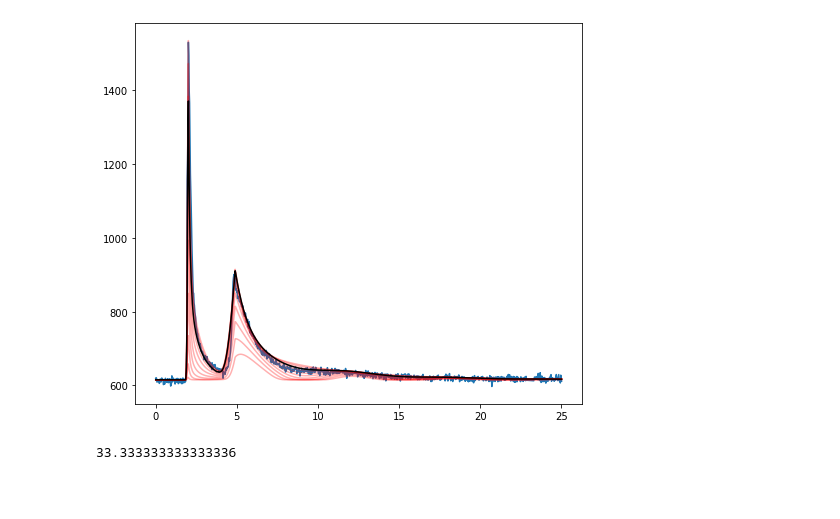
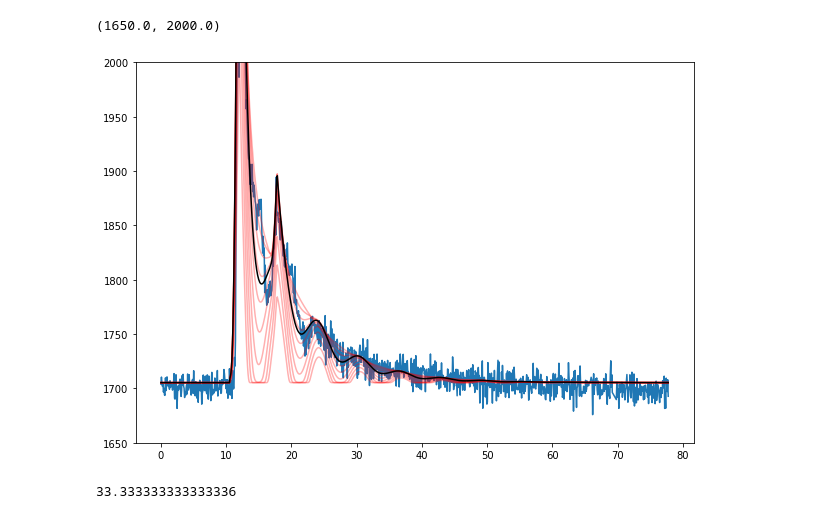
Before and after one commit to ekaterinailin/MalachiteMountains, a Jupyter notebook: analysis/notebooks/NB42_Model_fit_to_Real_Data.ipynb, the cells around one changed output. Cells and saved outputs as stored; diff of their text form; code cells hidden in the pictures; blank space fills up the shorter version.

```diff
--- a/analysis/notebooks/NB42_Model_fit_to_Real_Data.ipynb
+++ b/analysis/notebooks/NB42_Model_fit_to_Real_Data.ipynb
@@ -49,7 +49,7 @@ tstamp
 lcs = pd.read_csv(f"{CWD}/data/summary/lcsi.csv")
 
 # Choose target from table
-target_N = 1
+target_N = 2
 target = lcs.iloc[target_N]
 
 # Pick up inclination and uncertainty
@@ -106,7 +106,7 @@ flux_err = np.nanmean(flcd.detrended_flux_err)
 # Find the median flux in the chosen light curve range
 # by clipping outliers iteratively
 flcd = flcd[choice]
-median = np.nanmean(find_iterative_median(flcd).it_med)-7
+median = np.nanmean(find_iterative_median(flcd).it_med)
 
 
 # Convert time array to rotation phase array
@@ -127,12 +121,20 @@ cf = pd.DataFrame({"phi":phi,"flux":flux, "t":t,
               "flux_err":flux_err, "median_":median})
 cff = cf#f#.groupby(pd.cut(cf.phi, 900)).apply(np.mean)
 # cff = cff[(cff.phi<2.43*2*np.pi) |(cff.phi>2.55*2*np.pi)]
+
 plt.figure(figsize=(12,6))
-plt.plot(cf.phi/(2*np.pi), cf.flux,color="grey")
-plt.errorbar(cff.phi/(2*np.pi), cff.flux, yerr=cff.flux_err, color="r", alpha=.9)
+#plt.plot(cf.phi/(2*np.pi), cf.flux,color="grey")
+plt.errorbar(cff.phi/(2*np.pi), cff.flux, yerr=cff.flux_err, color="g", alpha=.9)
+half = cff.flux > cff.flux.max()/2 + median/2
+cff.loc[half,  "flux_err" ] = cff[half].flux *.1
+plt.errorbar(cff.phi/(2*np.pi), cff.flux, yerr=cff.flux_err, color="r", alpha=.2)
+efold = (cff.flux > (cff.flux.max()-median)/np.e + median) & (cff.phi/(2*np.pi) < 2.5)
+cff.loc[half,  "flux_err" ] = cff[half].flux *0.3
+#plt.errorbar(cff.phi/(2*np.pi), cff.flux, yerr=cff.flux_err, color="r", alpha=.2)
+
 plt.plot(cf.phi/(2*np.pi), [median]*len(cf.phi),color="k", zorder=1)
 
 plt.xlabel("time [rotation period]")
 plt.ylabel(r"flux [e$^{-}$/s]");
-plt.ylim(550, 750)
+# plt.ylim(550, 750)
 # %% [output]
@@ -168,57 +169,58 @@ tstamp
 # When fitting more than one flare, do one flare first, then the next etc.
 
 # Flare peak time
-phi_a =2.
+phi_a =12.
 # Active region latitude
 theta_a = 65.2959564620278 / 180 * np.pi
 
 # Flare amplitude
-a = 1.902553675464244
+a = .4502553675464244
 
 # 2*FWHM of flare
-fwhm1 = .15
-fwhm2 = .2
+fwhm1 = 1.45
+fwhm2 = 2.2
 
 
-phi0 =6.
+phi0 =5.5
 
 
 Fth = calculate_specific_flare_flux("TESS", flaret=1e4)
 #---------------------------------------
 
 # Flare peak time
-phi_a2 =4.9
+phi_a2 =17.8
 
 
 # Flare amplitude
-a2 = .52553675464244
+a2 = .05053675464244
 
 # 2*FWHM of flare
 fwhm12 = 1.1
 fwhm22 =1.4
 #-----------------------------------------
 #plt.plot(phi,flux)
 radius = calculate_angular_radius(Fth, a, qlum, R,)
 #theta_a, i_mu, phi_a, radius
 
-plt.figure(figsize=(8,7))
+plt.figure(figsize=(10,7))
 plt.plot(cff.phi,cff.flux)
 for i in np.linspace(0,np.pi/2,10):
     plt.plot(phi, full_model(phi_a, theta_a, a, fwhm1, fwhm2, i, phi0=phi0,
                phi=phi, num_pts=50, qlum=qlum,
                Fth=Fth, R=R, median=median) + full_model(phi_a2, theta_a, a2, fwhm12, fwhm22, i, phi0=phi0,
                phi=phi, num_pts=50, qlum=qlum,
                Fth=Fth, R=R, median=median)-median, c="r", alpha=.31,)
 plt.plot(phi, full_model(phi_a, theta_a, a, fwhm1, fwhm2, i_mu, phi0=phi0,
            phi=phi, num_pts=50, qlum=qlum,
            Fth=Fth, R=R, median=median)+ full_model(phi_a2, theta_a, a2, fwhm12, fwhm22, i_mu, phi0=phi0,
                phi=phi, num_pts=50, qlum=qlum,
                Fth=Fth, R=R, median=median)-median, c="k", alpha=1,);
 
-#plt.ylim(300,460)
+plt.ylim(1650,2000)
 #plt.yscale("log")
 # %% [output]
+(1650.0, 2000.0)
-[figure, old version]
+[figure, new version]
 # %%
 # Choose model:
 log_prob = "log_probability_2flares"
```
Also changed, not shown: parts of 7 cells of this notebook, 9 other files.
